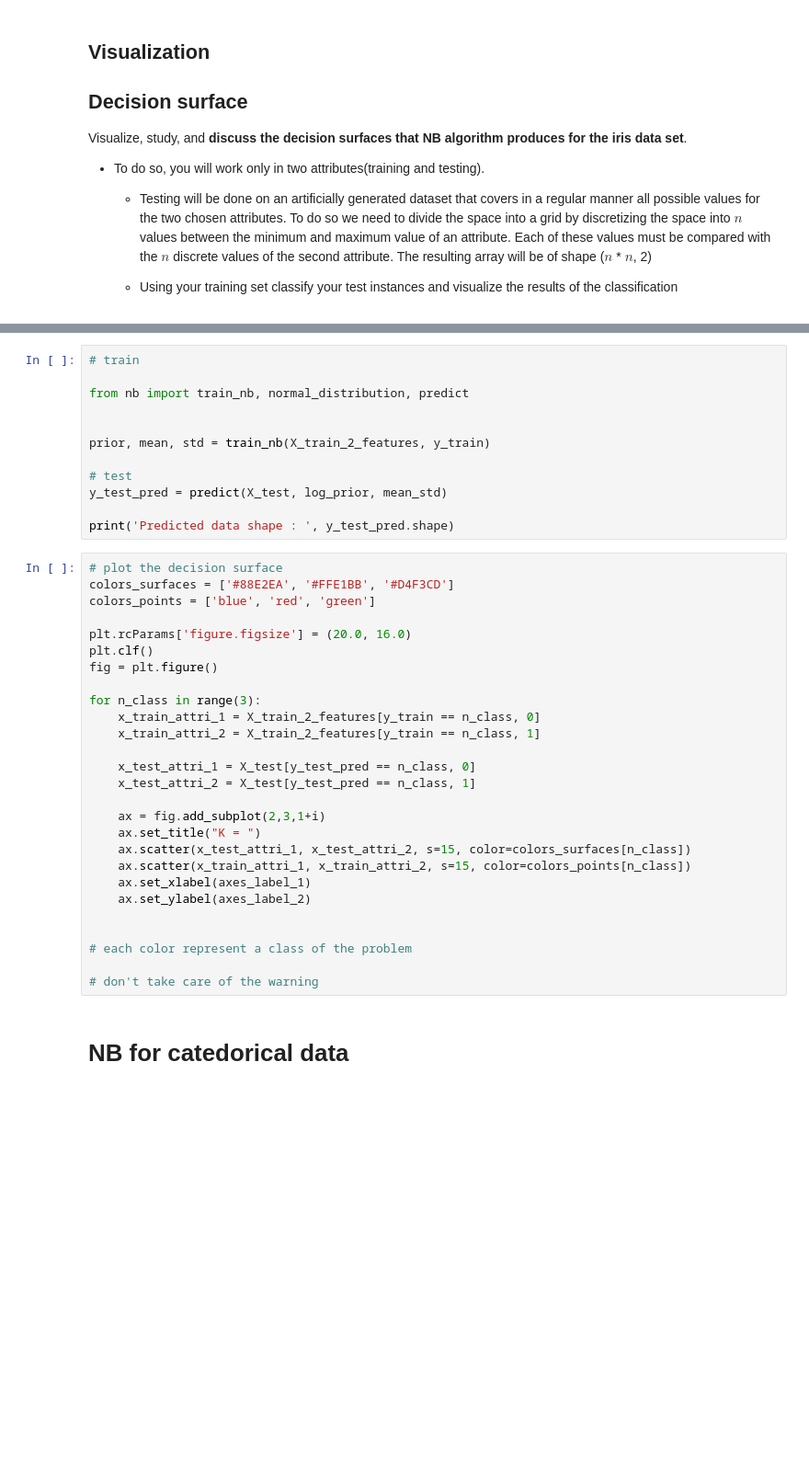
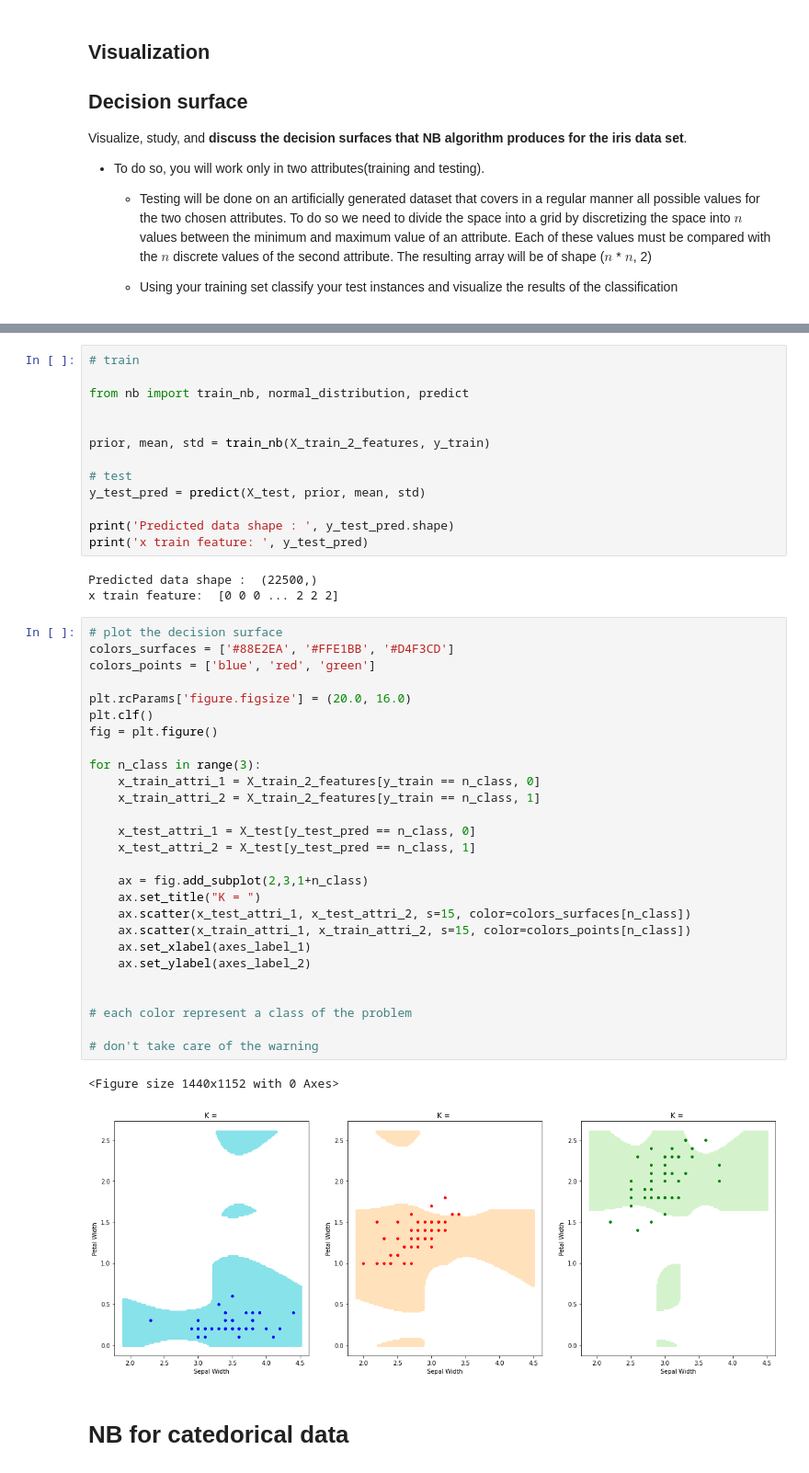
Before and after one commit to fabriceHategekimana/projet, a Jupyter notebook: travail/2e_semestre/datamining/tps/tp1/TP1_NB.ipynb, the cells around one changed output, grey strips where cells are left out. Shown: that part at 92% size. Drawn from its saved outputs; the diff is of its cells as text; blank space fills up the shorter version.

```diff
--- a/travail/2e_semestre/datamining/tps/tp1/TP1_NB.ipynb
+++ b/travail/2e_semestre/datamining/tps/tp1/TP1_NB.ipynb
@@ -196,36 +197,43 @@ from nb import train_nb, normal_distribution, predict
 prior, mean, std = train_nb(X_train_2_features, y_train)
 
 # test
-y_test_pred = predict(X_test, log_prior, mean_std)
+y_test_pred = predict(X_test, prior, mean, std)
 
 print('Predicted data shape : ', y_test_pred.shape)
+print('x train feature: ', y_test_pred)
+# %% [output]
+Predicted data shape :  (22500,)
+x train feature:  [0 0 0 ... 2 2 2]
 # %%
 # plot the decision surface
 colors_surfaces = ['#88E2EA', '#FFE1BB', '#D4F3CD']
 colors_points = ['blue', 'red', 'green']
 
 plt.rcParams['figure.figsize'] = (20.0, 16.0)
 plt.clf()
 fig = plt.figure()
 
 for n_class in range(3):
     x_train_attri_1 = X_train_2_features[y_train == n_class, 0]
     x_train_attri_2 = X_train_2_features[y_train == n_class, 1]
 
     x_test_attri_1 = X_test[y_test_pred == n_class, 0]
     x_test_attri_2 = X_test[y_test_pred == n_class, 1]
 
-    ax = fig.add_subplot(2,3,1+i)
+    ax = fig.add_subplot(2,3,1+n_class)
     ax.set_title("K = ")
     ax.scatter(x_test_attri_1, x_test_attri_2, s=15, color=colors_surfaces[n_class])
     ax.scatter(x_train_attri_1, x_train_attri_2, s=15, color=colors_points[n_class])
     ax.set_xlabel(axes_label_1)
     ax.set_ylabel(axes_label_2)
 
 
 # each color represent a class of the problem
 
 # don't take care of the warning
+# %% [output]
+<Figure size 1440x1152 with 0 Axes>
+[figure, added]
 # %% [markdown]
 # NB for catedorical data
 # %%
```
Also changed, not shown: parts of 12 cells of this notebook, 3 other files.
